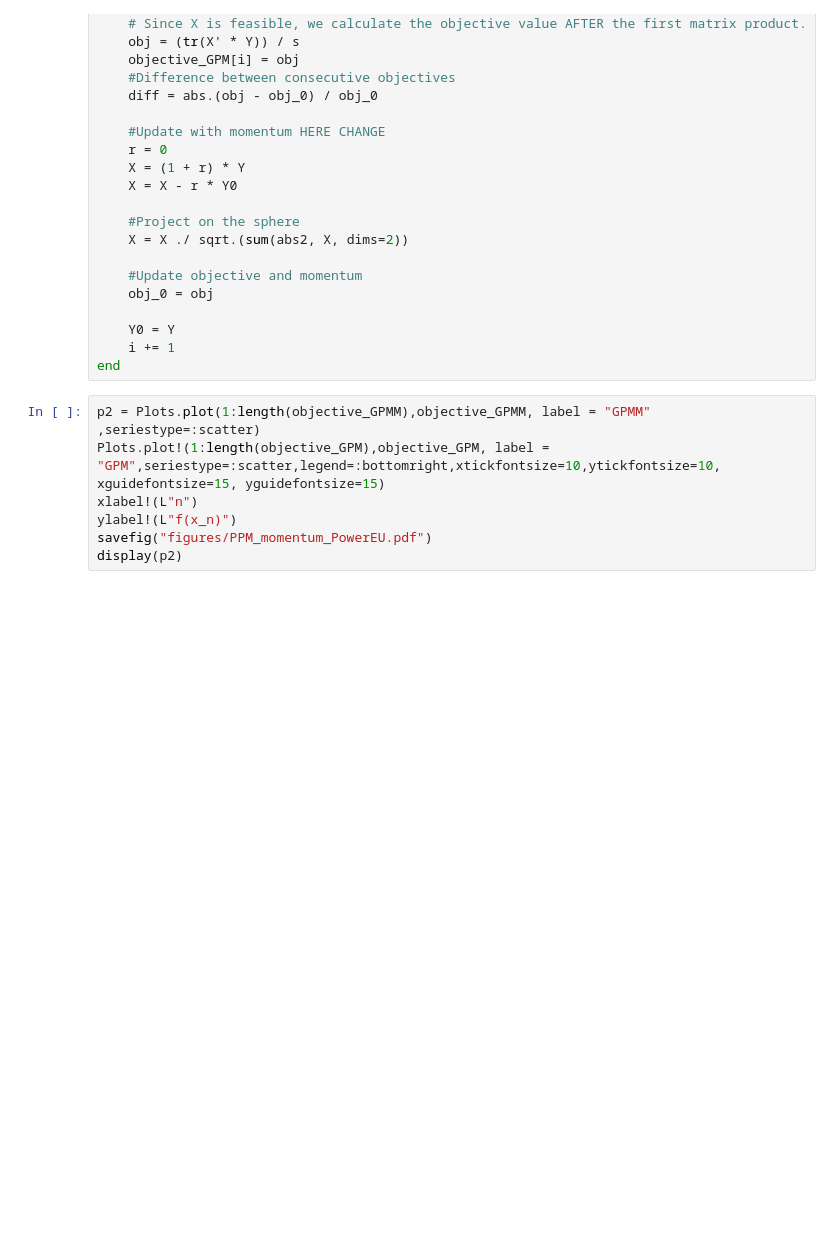
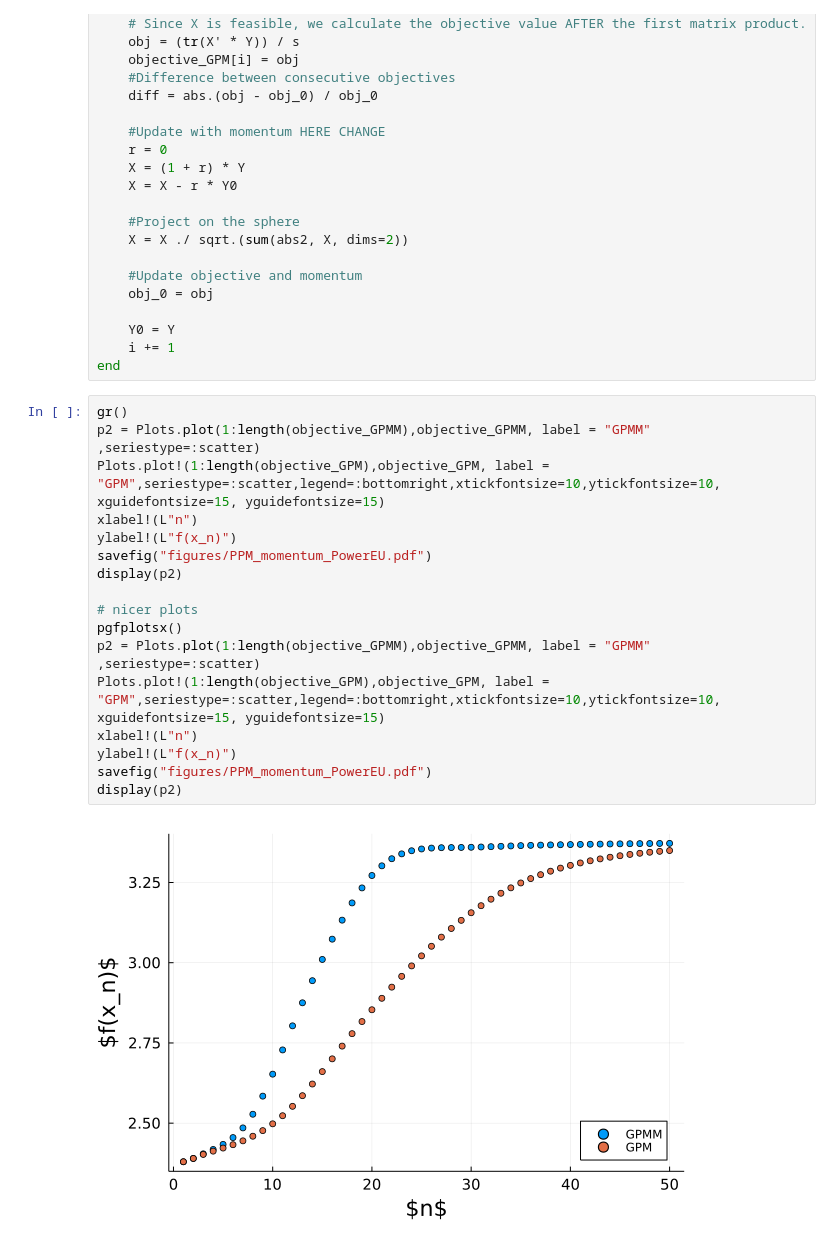
Before and after one commit to mrfanuel/EllipsoidalGraphEmbedding.jl, a Jupyter notebook: notebooks/ppm.ipynb, the cells around one changed output. Drawn from its saved outputs; the diff is of its cells as text; blank space fills up the shorter version.

```diff
--- a/notebooks/ppm.ipynb
+++ b/notebooks/ppm.ipynb
@@ -143,9 +140,21 @@ while (i <= n_it)
     i += 1
 end
 # %%
+gr()
 p2 = Plots.plot(1:length(objective_GPMM),objective_GPMM, label = "GPMM" ,seriestype=:scatter)
 Plots.plot!(1:length(objective_GPM),objective_GPM, label = "GPM",seriestype=:scatter,legend=:bottomright,xtickfontsize=10,ytickfontsize=10, xguidefontsize=15, yguidefontsize=15)
 xlabel!(L"n")
 ylabel!(L"f(x_n)")
 savefig("figures/PPM_momentum_PowerEU.pdf")
 display(p2)
+
+# nicer plots
+pgfplotsx()
+p2 = Plots.plot(1:length(objective_GPMM),objective_GPMM, label = "GPMM" ,seriestype=:scatter)
+Plots.plot!(1:length(objective_GPM),objective_GPM, label = "GPM",seriestype=:scatter,legend=:bottomright,xtickfontsize=10,ytickfontsize=10, xguidefontsize=15, yguidefontsize=15)
+xlabel!(L"n")
+ylabel!(L"f(x_n)")
+savefig("figures/PPM_momentum_PowerEU.pdf")
+display(p2)
+# %% [output]
+[figure, added]
```
Also changed, not shown: parts of 1 cell of this notebook, 2 other files.
